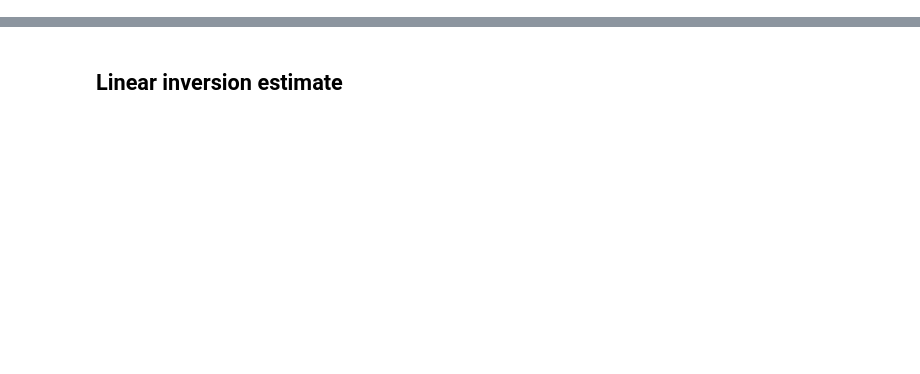
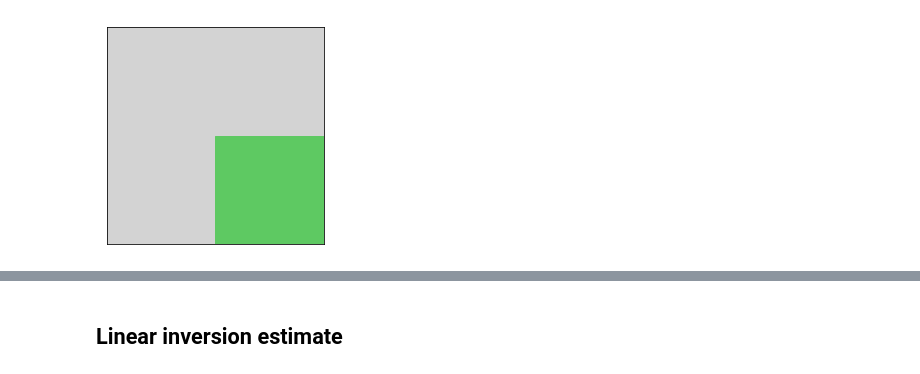
Before and after one commit to rigetti/forest-benchmarking, a Jupyter notebook: examples/state_tomography.ipynb, the cells around one changed output, grey strips where cells are left out. Saved outputs shown, nothing was run; the diff lists cells and outputs as text; code cells hidden in the pictures; blank space fills up the shorter version.

```diff
--- a/examples/state_tomography.ipynb
+++ b/examples/state_tomography.ipynb
@@ -50,0 +165,4 @@ print(target)
+# %%
+hinton(PROJ_ONE, max_weight=1)
+# %% [output]
+[figure, added]
```
Also changed, not shown: parts of 58 cells of this notebook, 5 other files.
